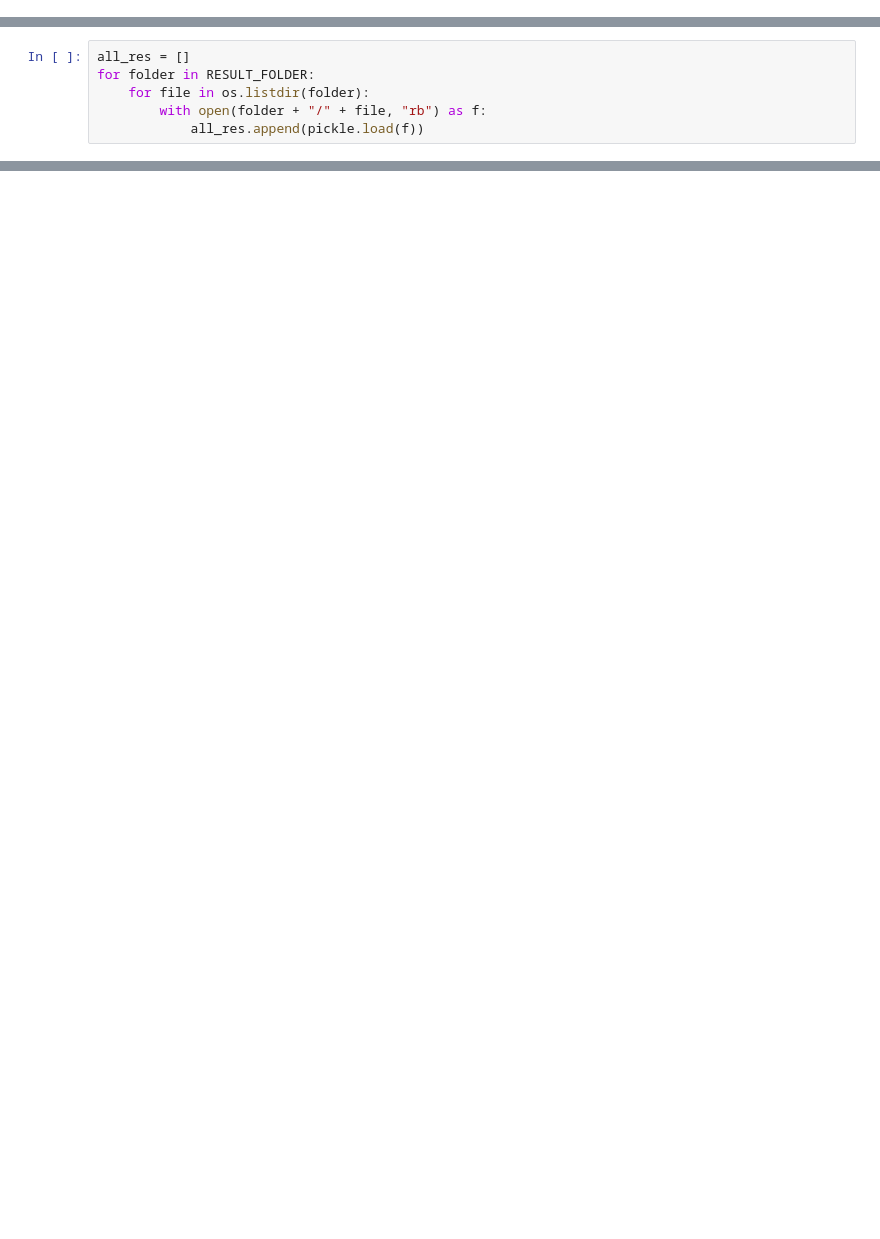
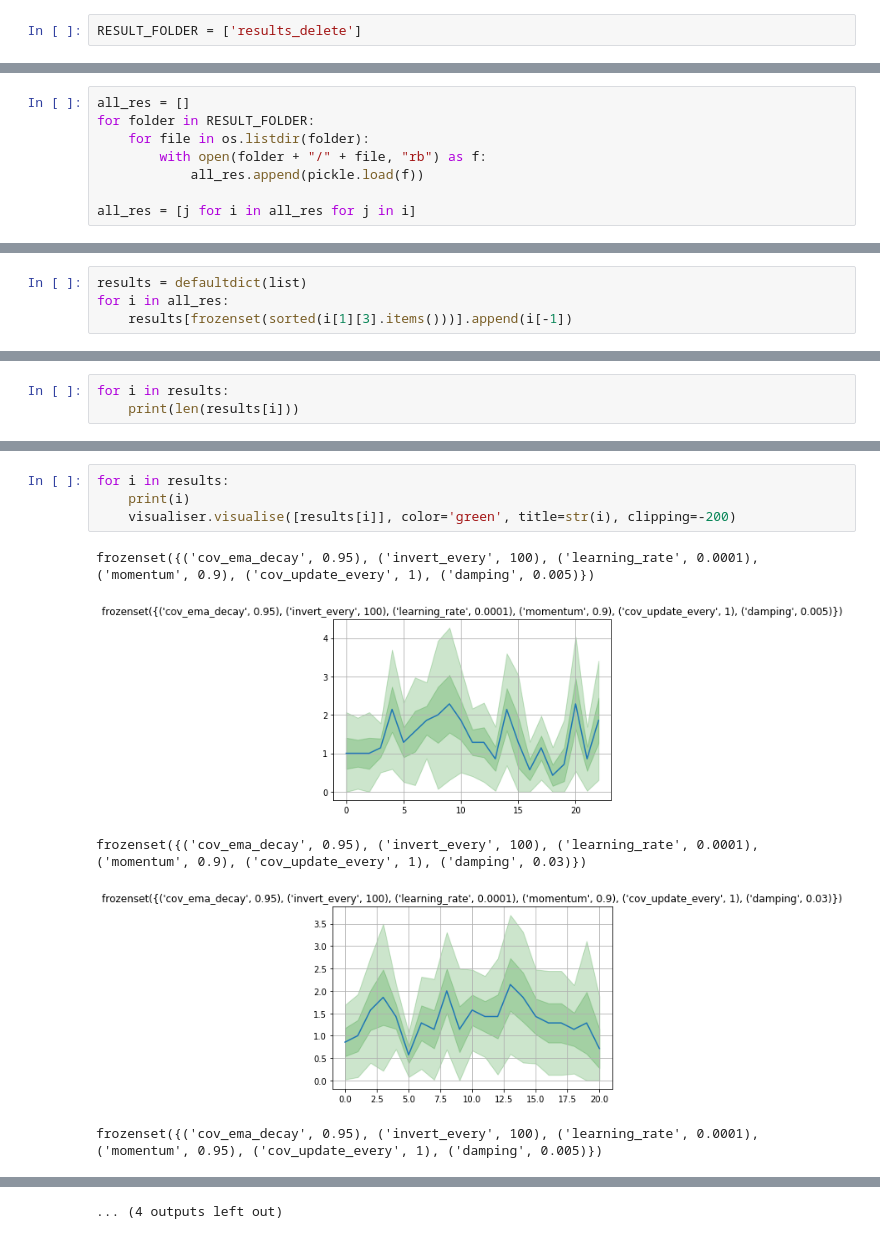
Before and after one commit to maybe-hello-world/qfac, a Jupyter notebook: grid_analysis.ipynb, the cells around one changed output, grey strips where cells are left out. Saved outputs shown, nothing was run; the diff lists cells and outputs as text; blank space fills up the shorter version.

```diff
--- a/grid_analysis.ipynb
+++ b/grid_analysis.ipynb
@@ -7,0 +9,2 @@ RESULT_FOLDER = ["results1", "results2"]
+# %%
+RESULT_FOLDER = ['results_delete']
@@ -11,3 +16,5 @@ for folder in RESULT_FOLDER:
     for file in os.listdir(folder):
         with open(folder + "/" + file, "rb") as f:
             all_res.append(pickle.load(f))
+
+all_res = [j for i in all_res for j in i]
@@ -43,0 +23,4 @@ for a in all_res2:
+# %%
+results = defaultdict(list)
+for i in all_res:
+    results[frozenset(sorted(i[1][3].items()))].append(i[-1])
@@ -43,0 +29,3 @@ for a in all_res2:
+# %%
+for i in results:
+    print(len(results[i]))
@@ -43,0 +43,10 @@ for a in all_res2:
+# %%
+for i in results:
+    print(i)
+    visualiser.visualise([results[i]], color='green', title=str(i), clipping=-200)
+# %% [output]
+frozenset({('cov_ema_decay', 0.95), ('invert_every', 100), ('learning_rate', 0.0001), ('momentum', 0.9), ('cov_update_every', 1), ('damping', 0.005)})
+[figure, added]
+frozenset({('cov_ema_decay', 0.95), ('invert_every', 100), ('learning_rate', 0.0001), ('momentum', 0.9), ('cov_update_every', 1), ('damping', 0.03)})
+[figure, added]
+frozenset({('cov_ema_decay', 0.95), ('invert_every', 100), ('learning_rate', 0.0001), ('momentum', 0.95), ('cov_update_every', 1), ('damping', 0.005)})
@@ -43,0 +60 @@ for a in all_res2:
+... (4 outputs left out)
```
Also changed, not shown: parts of 27 cells of this notebook, 4 other files.
